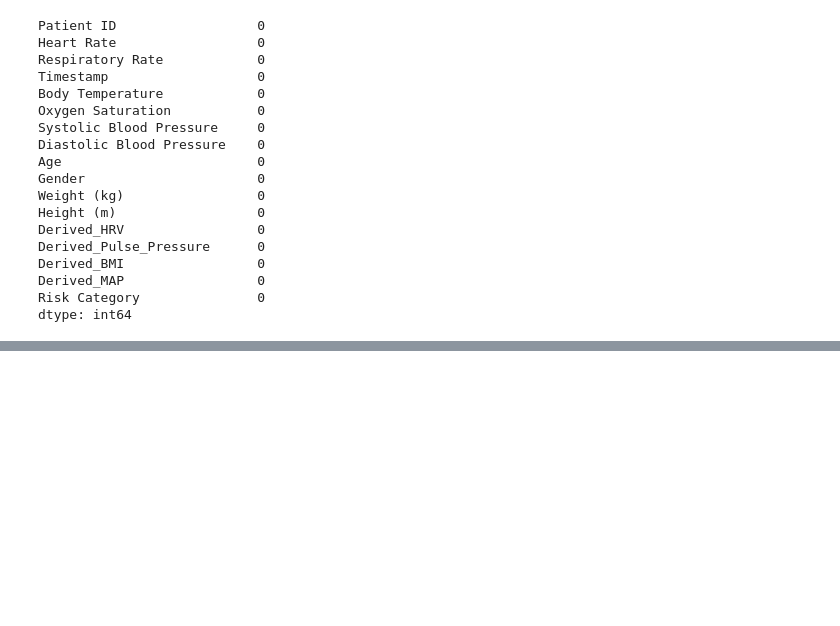
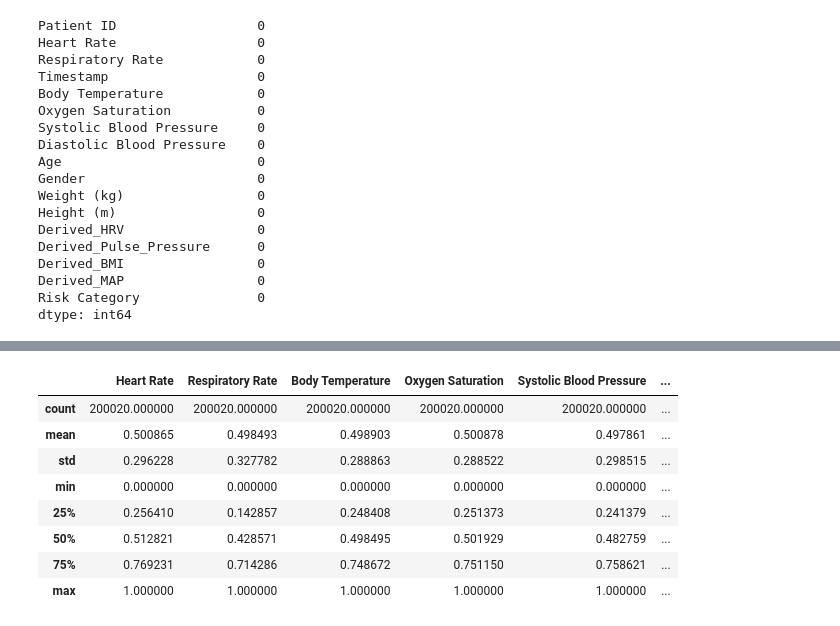
Before and after one commit to prachis05/AI-Based-Anomaly-Detection-Platform, a Jupyter notebook: dataset_validation.ipynb, the cells around one changed output, grey strips where cells are left out. Cells and saved outputs as stored; diff of their text form; code cells hidden in the pictures; blank space fills up the shorter version.

```diff
--- a/dataset_validation.ipynb
+++ b/dataset_validation.ipynb
@@ -56,0 +92,2 @@ dtype: int64
+# %%
+df = df.drop(columns=["Patient ID"])
@@ -56,0 +142,7 @@ dtype: int64
+# %%
+df = df.drop(columns=[
+
+    "Gender",
+    "Timestamp",
+    "Risk Category"
+])
@@ -56,0 +157,27 @@ dtype: int64
+# %%
+from sklearn.preprocessing import MinMaxScaler
+
+# select vital features
+df_vitals = df[
+    [
+        'Heart Rate',
+        'Respiratory Rate',
+        'Body Temperature',
+        'Oxygen Saturation',
+        'Systolic Blood Pressure',
+        'Diastolic Blood Pressure',
+        'Derived_HRV',
+        'Derived_MAP'
+    ]
+]
+
+scaler = MinMaxScaler()
+
+scaled_vitals = scaler.fit_transform(df_vitals)
+
+df_scaled = pd.DataFrame(
+    scaled_vitals,
+    columns=df_vitals.columns
+)
+
+df_scaled.head()
@@ -56,0 +191,12 @@ dtype: int64
+# %%
+df_scaled.describe()
+# %% [output]
+|  | Heart Rate | Respiratory Rate | Body Temperature | Oxygen Saturation | Systolic Blood Pressure | ... |
+| count | 200020.000000 | 200020.000000 | 200020.000000 | 200020.000000 | 200020.000000 | ... |
+| mean | 0.500865 | 0.498493 | 0.498903 | 0.500878 | 0.497861 | ... |
+| std | 0.296228 | 0.327782 | 0.288863 | 0.288522 | 0.298515 | ... |
+| min | 0.000000 | 0.000000 | 0.000000 | 0.000000 | 0.000000 | ... |
+| 25% | 0.256410 | 0.142857 | 0.248408 | 0.251373 | 0.241379 | ... |
+| 50% | 0.512821 | 0.428571 | 0.498495 | 0.501929 | 0.482759 | ... |
+| 75% | 0.769231 | 0.714286 | 0.748672 | 0.751150 | 0.758621 | ... |
+| max | 1.000000 | 1.000000 | 1.000000 | 1.000000 | 1.000000 | ... |
```
Also changed, not shown: parts of 9 cells of this notebook.
